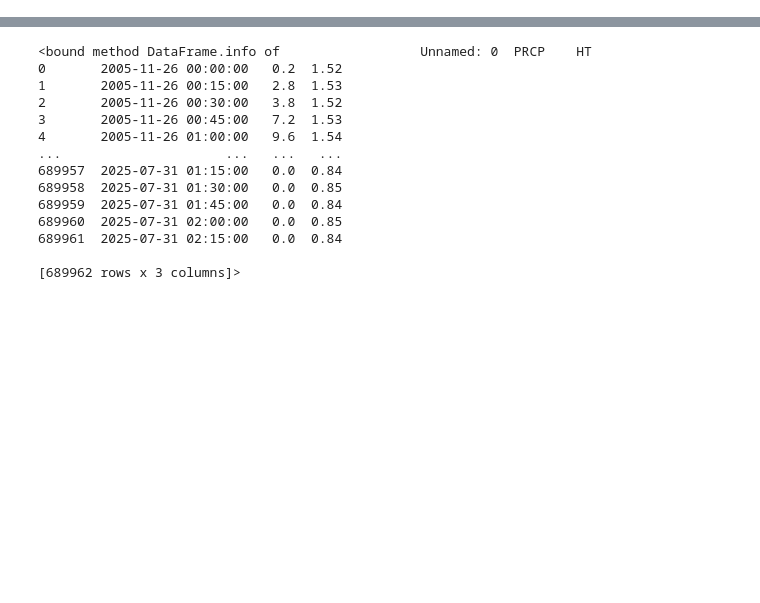
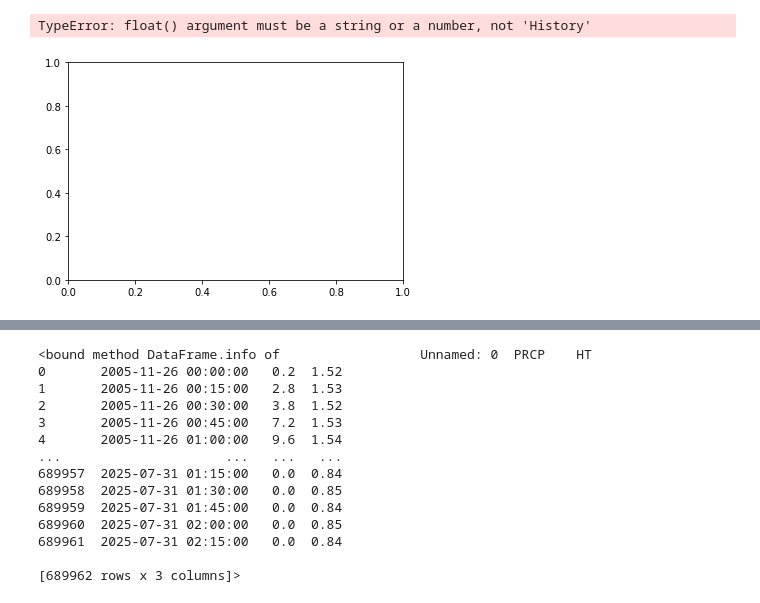
Before and after one commit to matthewenright2478/3821ICT_3225_GC-3821ICT-Work-Integrated-Learning---Single-Project-, a Jupyter notebook: ANN_Model.ipynb, the cells around one changed output, grey strips where cells are left out. Saved outputs shown, nothing was run; the diff lists cells and outputs as text; code cells hidden in the pictures; blank space fills up the shorter version.

```diff
--- a/ANN_Model.ipynb
+++ b/ANN_Model.ipynb
@@ -63,7 +69,7 @@ trainX = np.reshape(trainX, (trainX.shape[0], 1, trainX.shape[1]))
 testX  = np.reshape(testX, (testX.shape[0], 1, testX.shape[1]))
 # %%
 model = Sequential()
-model.add(LSTM(4, input_dim=slide_window))
+model.add(LSTM(50, activation='relu', return_sequences=True, input_shape=(2520, n_features)
 model.add(Dense(1))
 model.compile(loss='mean_squared_error', optimizer='adam')
 model.fit(trainX, trainY, epochs=50, batch_size=1, verbose=2)
@@ -103 +108,6 @@ Test Score: 0.48 RMSE
+# %%
+plt.plot(model.history)
+# %% [output]
+TypeError: float() argument must be a string or a number, not 'History'
+[figure, added]
 # %%
```
Also changed, not shown: parts of 16 cells of this notebook, 4 other files.
